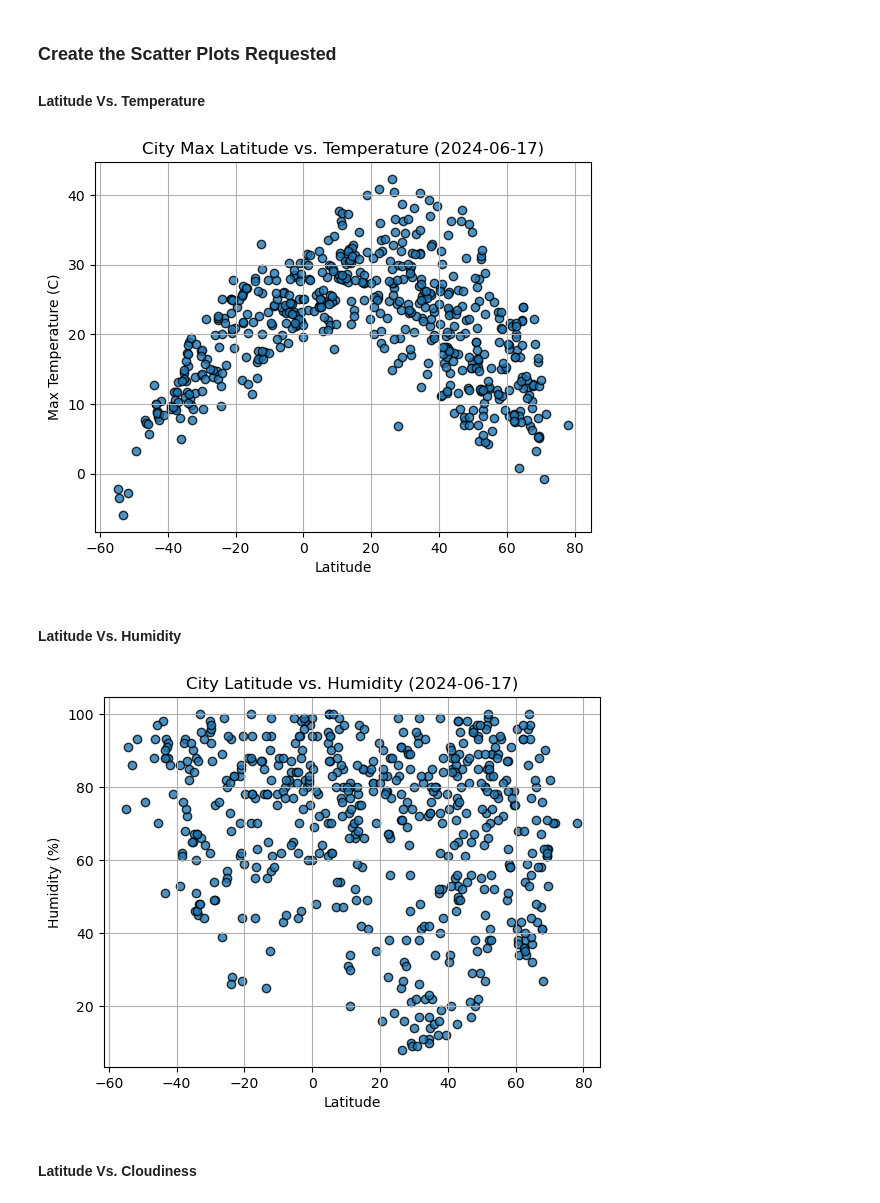
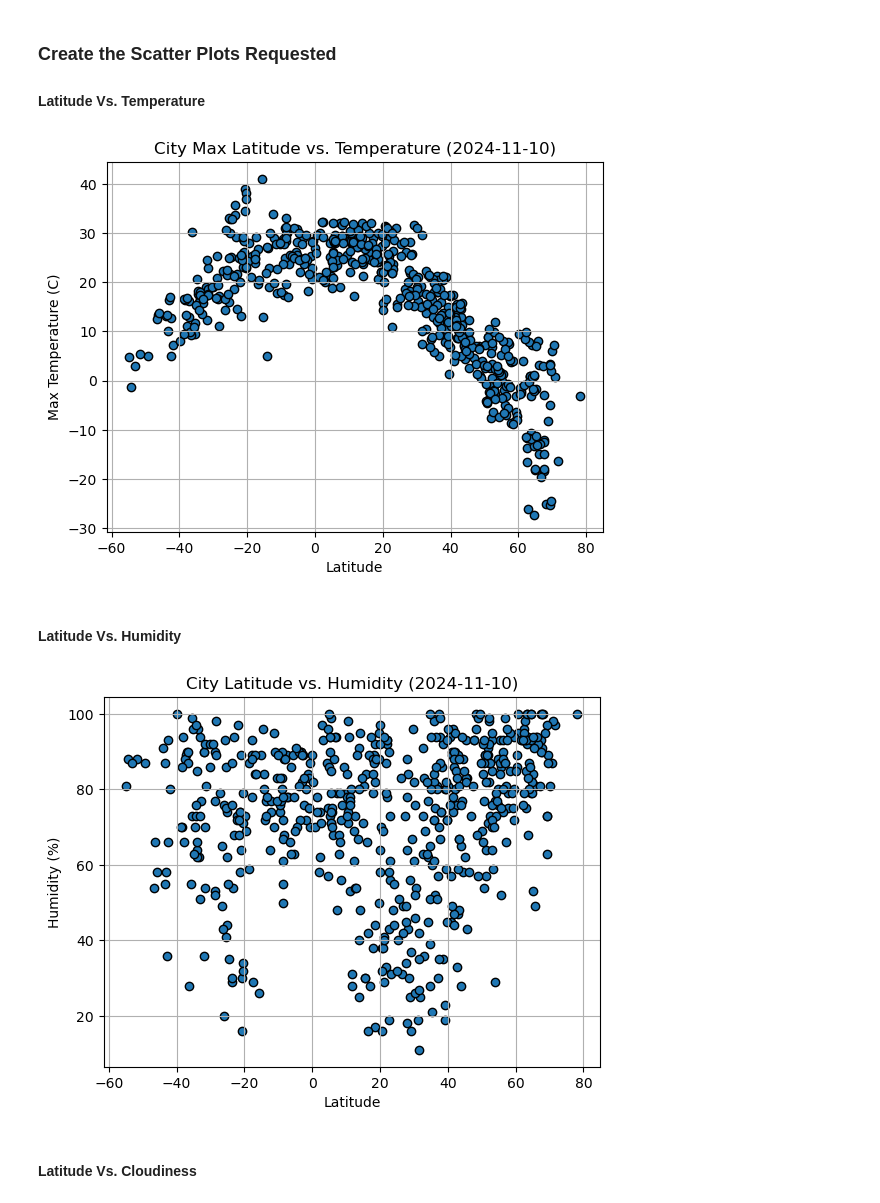
Before and after one commit to tohassan21/python-api-challenge, a Jupyter notebook: WeatherPy/WeatherPy.ipynb, the cells around one changed output. Drawn from its saved outputs; the diff is of its cells as text; code cells hidden in the pictures.

Commit message:
almost done weather

```diff
--- a/WeatherPy/WeatherPy.ipynb
+++ b/WeatherPy/WeatherPy.ipynb
@@ -216,34 +217,44 @@ city_data_df.head()
 #### Latitude Vs. Temperature
 # %%
 # Build scatter plot for latitude vs. temperature
-# YOUR CODE HERE
+x_values = city_data_df['Lat']
+y_values = city_data_df['Max Temp']-273.15
+plt.scatter(x_values,y_values,edgecolor='black')
+plt.xlabel('Latitude')
+plt.ylabel('Max Temperature (C)')
+plt.title(f"City Max Latitude vs. Temperature (2024-11-10)")
 
 # Incorporate the other graph properties
-# YOUR CODE HERE
+plt.grid(True)
 
 # Save the figure
-plt.savefig("output_data/Fig1.png")
+plt.savefig("../WeatherPy/Fig1.png")
 
 # Show plot
 plt.show()
 # %% [output]
-[figure, old version]
+[figure, new version]
 # %% [markdown]
 #### Latitude Vs. Humidity
 # %%
 # Build the scatter plots for latitude vs. humidity
-# YOUR CODE HERE
+x_values = city_data_df['Lat']
+y_values = city_data_df['Humidity']
+plt.scatter(x_values,y_values,edgecolor='black')
+plt.xlabel('Latitude')
+plt.ylabel('Humidity (%)')
+plt.title(f"City Latitude vs. Humidity (2024-11-10)")
 
 # Incorporate the other graph properties
-# YOUR CODE HERE
+plt.grid(True)
 
 # Save the figure
-plt.savefig("output_data/Fig2.png")
+plt.savefig("../WeatherPy/Fig2.png")
 
 # Show plot
 plt.show()
 # %% [output]
-[figure, old version]
+[figure, new version]
 # %% [markdown]
 #### Latitude Vs. Cloudiness
 # %%
```
Also changed, not shown: parts of 29 cells of this notebook, 7 other files.
